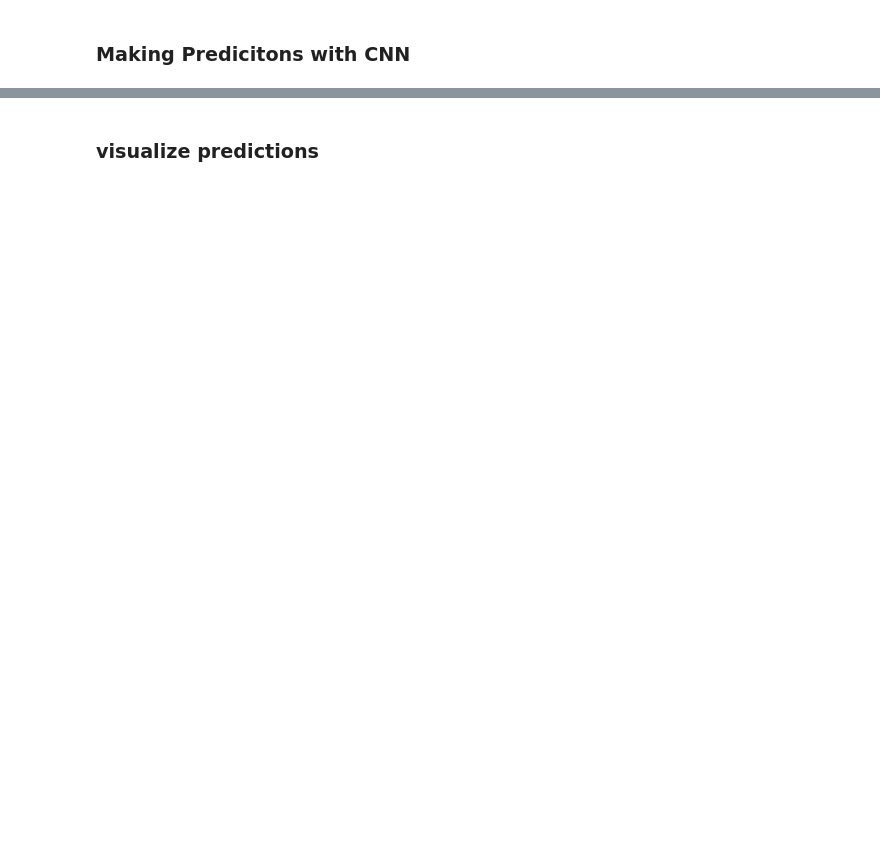
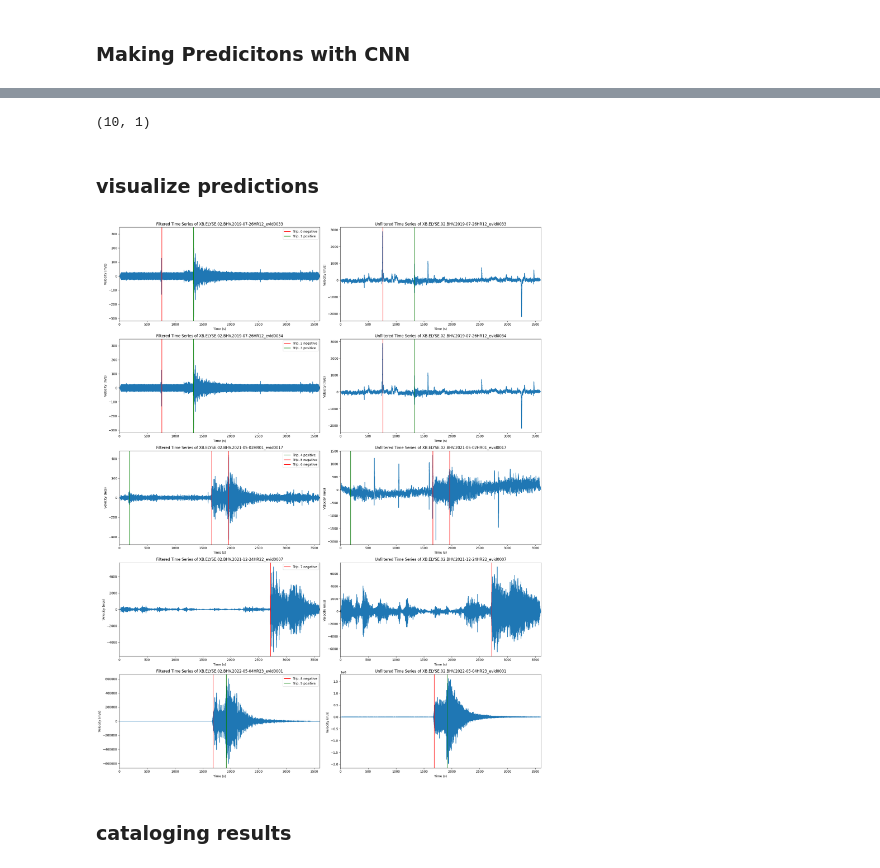
Before and after one commit to Betelwise/seismic_detection_across_the_solar_system, a Jupyter notebook: predictions.ipynb, the cells around one changed output, grey strips where cells are left out. Cells and saved outputs as stored; diff of their text form; code cells hidden in the pictures; blank space fills up the shorter version.

```diff
--- a/predictions.ipynb
+++ b/predictions.ipynb
@@ -333,9 +316,6 @@ event_df.to_csv(savePath, index=False)
 # %%
 from obspy.signal.filter import bandpass
 
-# Load the CSV file
-csv_file = savePath
-df = pd.read_csv(csv_file)
 
 # Create empty lists to store the data and labels
 data_list = []
@@ -345,7 +325,7 @@ aux_data_list = []  # To store auxiliary data (std dev before and after)
 fixed_length = 5565  # Example: 14 minutes of data at 100 Hz sampling rate
 
 # Loop through each row in the CSV file
-for idx, row in df.iterrows():
+for idx, row in event_df.iterrows():
     filename = row['filename']
     time_rel = row['time_rel(sec)']  # Relative time point in seconds
     filter_low = row['Filter_low_freq_point']  # Low cut-off frequency
@@ -402,10 +382,10 @@ Data shape: (30, 5565), Auxiliary data shape: (30, 2)
 # %% [markdown]
 ### Making Predicitons with CNN
 # %%
-from tensorflow.keras.models import load_model
+from keras.models import load_model
 
 # Load the model
-loaded_model = load_model('CNN_model_files/cnn_model_1.h5')
+loaded_model = load_model('CNN_model_files/cnn_model_4.h5')
 # Now you can make predictions using the loaded model
 predictions = loaded_model.predict([X_data, aux_data])
 # %% [output]
@@ -413,2 +407,7 @@ ModuleNotFoundError: No module named 'tensorflow'
+# %%
+binary_predictions = (predictions > 0.5).astype(int)
+print(binary_predictions.shape)
+# %% [output]
+(10, 1)
 # %% [markdown]
 ### visualize predictions
@@ -422,0 +414,58 @@ for i
+# %%
+# Group the dataframe by filename to minimize repeated file reads
+grouped_df = event_df.groupby('filename')
+
+# Initialize the plot based on the number of distinct files
+fig, axs = plt.subplots(grouped_df.ngroups, 2, figsize=(20, 5 * grouped_df.ngroups))
+
+# Flatten the axs array for easier iteration
+axs = axs.flat
+
+# Loop through each distinct filename group
+for axi, (filename_new, group) in enumerate(grouped_df):
+
+    # Load the MiniSEED file once per group
+    st = read(f'{files_folders_path}{filename_new}.mseed')
+
+    # Filter the seismic data
+    st_filt = st.copy()
+    first_row = group.iloc[0]
+    st_filt.filter('bandpass', freqmin=first_row['Filter_low_freq_point'], freqmax=first_row['Filter_high_freq_point'])
+    tr_filt = st_filt[0]
+    tr_times_filt = tr_filt.times()
+    tr_data_filt = tr_filt.data
+    tr = st[0]
+    tr_times = tr.times()
+    tr_data = tr.data
+
+    # Plot the filtered time series
+    axs[axi*2].plot(tr_times_filt, tr_data_filt)
+    axs[axi*2].set_xlim([min(tr_times_filt), max(tr_times_filt)])
+    axs[axi*2].set_ylabel('Velocity (m/s)')
+    axs[axi*2].set_xlabel('Time (s)')
+    axs[axi*2].set_title(f'Filtered Time Series of {filename_new}')
+
+    # Plot the characteristic function (you can add actual characteristic data if different)
+    axs[axi*2+1].plot(tr_times, tr_data)
+    axs[axi*2+1].set_xlim([min(tr_times_filt), max(tr_times_filt)])
+    axs[axi*2+1].set_xlabel('Time (s)')
+    axs[axi*2+1].set_ylabel('Velocity (m/s)  ')
+    axs[axi*2+1].set_title(f'Unfiltered Time Series of {filename_new}')
+
+    # Loop through rows in the group for vertical lines
+    for idx, row in group.iterrows():
+        color = 'green' if binary_predictions[idx] == 1 else 'red'
+        text = f'Trip. {idx} positive' if binary_predictions[idx] == 1 else f'Trip. {idx} negative'
+        axs[axi*2].axvline(x=row['time_rel(sec)'], color=color, label= text)
+        axs[axi*2+1].axvline(x=row['time_rel(sec)'], color=color, label= text)
+
+    # Add legend to the time series plot
+    axs[axi*2].legend()
+
+# Adjust layout for better readability
+plt.tight_layout()
+plt.show()
+# %% [output]
+[figure, added]
+# %% [markdown]
+### cataloging results
```
Also changed, not shown: parts of 10 cells of this notebook, 32 other files.
